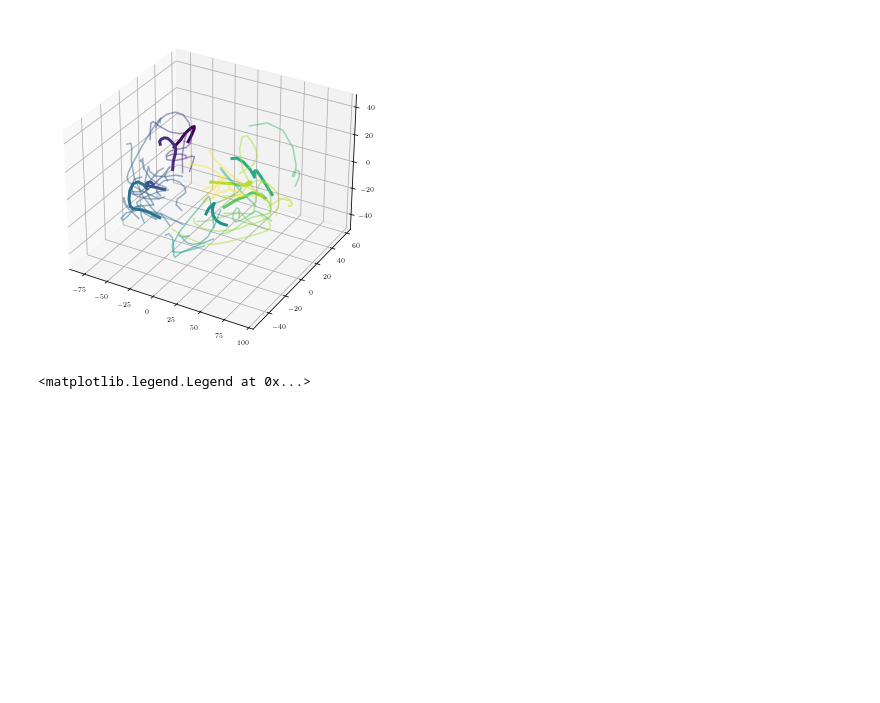
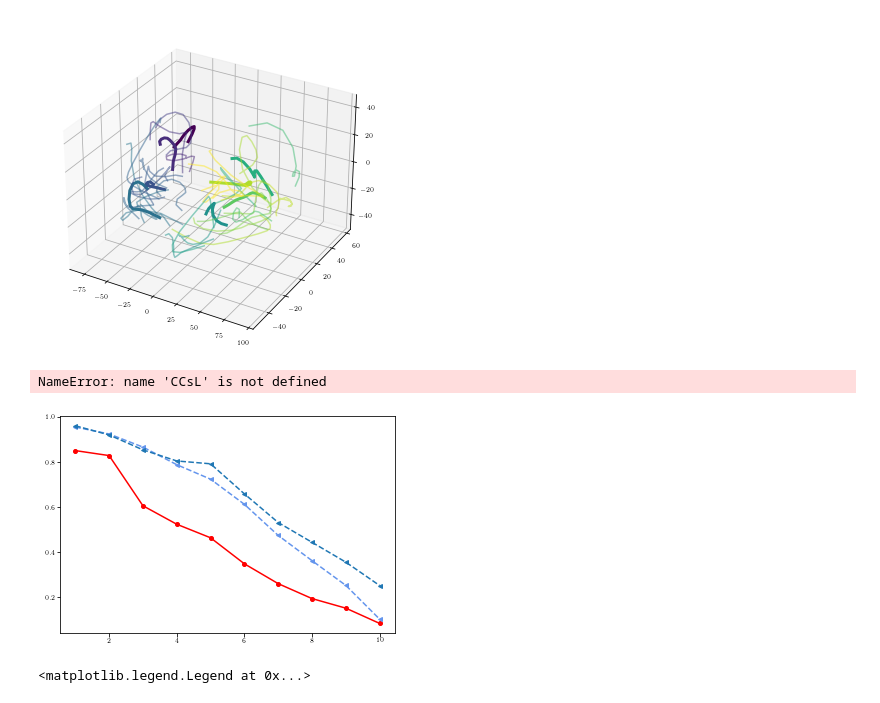
Before and after one commit to AtMostafa/multi-animal-alignment, a Jupyter notebook: random_walk/match_data.ipynb, the cells around one changed output. Drawn from its saved outputs; the diff is of its cells as text; code cells hidden in the pictures; blank space fills up the shorter version.

Commit message:
plot cca for random walk

```diff
--- a/random_walk/match_data.ipynb
+++ b/random_walk/match_data.ipynb
@@ -334,6 +333,81 @@ for df_ in [df1_subset,df2_subset]:
 [figure]
 [figure]
 [figure]
+# %%
+df1 = df1_subset
+df2 = df1_subset
+
+AllData1 = dt.get_data_array(df1_subset, area=defs.areas[2], model=defs.n_components)
+AllData2 = dt.get_data_array(df2_subset, area=defs.areas[2], model=defs.n_components)
+_,_, min_trials, min_time,_ = np.min((AllData1.shape,AllData2.shape),axis=0)
+allCCs=[]
+for sessionData1,sessionData2 in zip(AllData1,AllData2):
+    data1 = np.reshape(sessionData1[:,:min_trials,:min_time,:], (-1,defs.n_components))
+    data2 = np.reshape(sessionData2[:,:min_trials,:min_time,:], (-1,defs.n_components))
+    allCCs.append(dt.canoncorr(data1, data2))
+allCCs = np.array(allCCs).T
+
+# lower bound
+# len_trial = int(np.round(np.diff(defs.WINDOW_exec)/defs.BIN_SIZE))
+# AllDataL1 = defs._get_data_array(df1_subset, epoch_L=len_trial, area=defs.areas[2], model=defs.n_components)
+# AllDataL2 = defs._get_data_array(df2_subset, epoch_L=len_trial, area=defs.areas[2], model=defs.n_components)
+# _,_, min_trials, min_time,_ = np.min((AllDataL1.shape,AllDataL2.shape),axis=0)
+# CCsL=[]
+# for sessionData1,sessionData2 in zip(AllDataL1,AllDataL2):
+#     r = []
+#     for n in range(params.n_iter * 10):
+#         sessionData1_sh = params.rng.permutation(sessionData1,axis=0)
+#         sessionData2_sh = params.rng.permutation(sessionData2,axis=0)
+#         data1 = np.reshape(sessionData1_sh[:,:min_trials,:min_time,:], (-1,defs.n_components))
+#         data2 = np.reshape(sessionData2_sh[:,:min_trials,:min_time,:], (-1,defs.n_components))
+#         r.append(dt.canoncorr(data1, data2))
+#     CCsL.append(r)
+# CCsL = np.array(CCsL)
+# CCsL = np.percentile(CCsL, 1, axis=1).T
+
+# upper bound
+AllDataU = dt.get_data_array([df1,df2], area=defs.areas[2], model=defs.n_components)
+n_shared_trial1 = AllDataU.shape[2]
+trialList1 = np.arange(n_shared_trial1)
+CCsU=[]
+for session, sessionData in enumerate(AllDataU):
+    r = []
+    for n in range(params.n_iter * 10):
+        params.rng.shuffle(trialList1)
+        # non-overlapping randomised trials
+        trial1 = trialList1[:n_shared_trial1//2]
+        trial2 = trialList1[-(n_shared_trial1//2):]
+        data1 = np.reshape(sessionData[:,trial1,:,:], (-1,defs.n_components))
+        data2 = np.reshape(sessionData[:,trial2,:,:], (-1,defs.n_components))
+        r.append(dt.canoncorr(data1, data2))
+    CCsU.append(r)
+CCsU = np.array(CCsU)
+CCsU = np.percentile(CCsU, 99, axis=1).T
+
+# plotting
+fig, ax = plt.subplots()
+x_ = np.arange(1,defs.n_components+1)
+ax.plot(x_, allCCs, color=params.colors.MainCC, marker = 'o', label=f'Across monkeys')
+ax.plot(x_, CCsU[:,0], color=params.colors.UpperCC, marker = '<', ls='--', label=f'Within monkey1')
+ax.plot(x_, CCsU[:,1], marker = '<', ls='--', label=f'Within monkey2')
+ax.plot(x_, CCsL, color=params.colors.LowerCC, marker = '>', ls=':', label=f'Control')
+
+
+ax.set_ylim([-.05,1])
+ax.set_xlim([.6,defs.n_components+.6])
+ax.set_xlabel('Neural mode')
+ax.xaxis.set_major_locator(MaxNLocator(integer=True))
+# ax.set_title(f'{defs.areas[2]} Alignment')
+ax.legend(loc=(.55,.67))
+ax.set_ylabel('Canonical correlation')
+
+ax.spines['top'].set_visible(False)
+ax.spines['right'].set_visible(False)
+ax.spines['bottom'].set_bounds([1,defs.n_components])
+ax.spines['left'].set_bounds([0,1])
+# %% [output]
+NameError: name 'CCsL' is not defined
+[figure, added]
 # %%
 #cca
 
```
Also changed, not shown: parts of 2 cells of this notebook.
